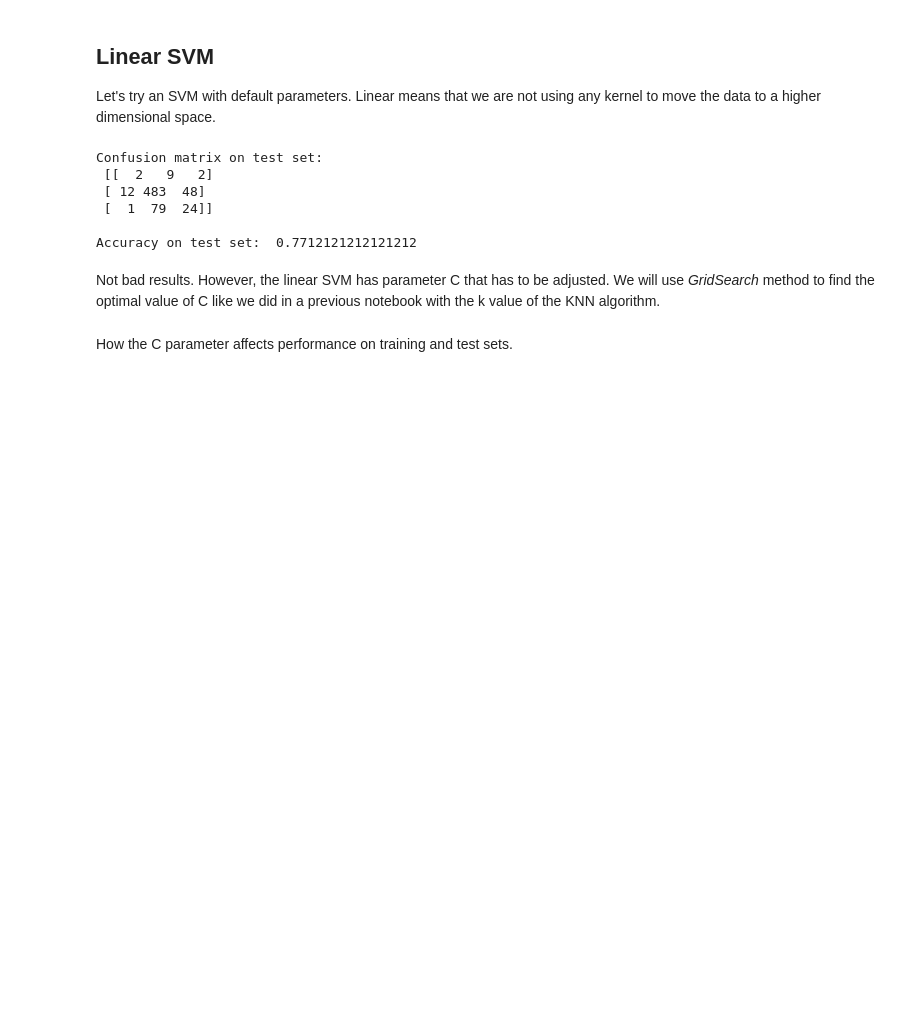
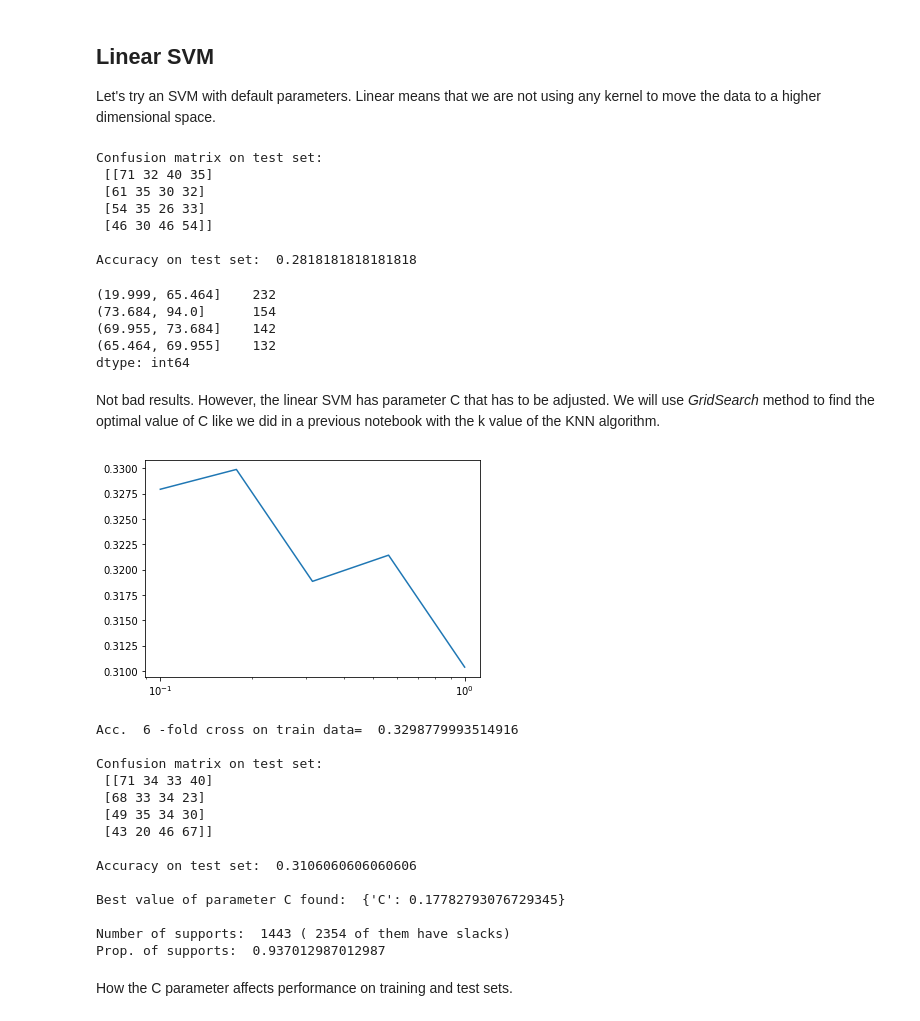
Before and after one commit to Asocsar/MD, a Jupyter notebook: Second_Part/SVM.ipynb, the cells around one changed output. Drawn from its saved outputs; the diff is of its cells as text; code cells hidden in the pictures; blank space fills up the shorter version.

```diff
--- a/Second_Part/SVM.ipynb
+++ b/Second_Part/SVM.ipynb
@@ -10,11 +12,5 @@ import pandas as pd
 # %%
 data = pd.read_csv('games_clean.csv')
-# %%
-for name in data.columns[1:]:
-    print("Before", name + '\n', data[data[name].isna()][name])
-    data[name].fillna(data[name].mean(), inplace=True)
-    print("After", name + '\n', data[data[name].isna()][name])
-data.describe(include= 'all')
 # %%
 column = data.columns.get_loc('Metacritic')
 y = data.iloc[:,column]
@@ -43,7 +39,6 @@ X_test = scaler.transform(X_test)
 
 Let's try an SVM with default parameters. Linear means that we are not using any kernel to move the data to a higher dimensional space.
 # %%
-from sklearn.svm import SVC
 knc = SVC(kernel='linear')
 knc.fit(X_train, y_train)
 pred=knc.predict(X_test)
@@ -51,43 +46,66 @@ print("Confusion matrix on test set:\n",sklearn.metrics.confusion_matrix(y_test,
 print("\nAccuracy on test set: ",sklearn.metrics.accuracy_score(y_test, pred))
 # %% [output]
 Confusion matrix on test set:
- [[  2   9   2]
- [ 12 483  48]
- [  1  79  24]]
+ [[71 32 40 35]
+ [61 35 30 32]
+ [54 35 26 33]
+ [46 30 46 54]]
 
-Accuracy on test set:  0.7712121212121212
+Accuracy on test set:  0.2818181818181818
+# %%
+pd.Series(pred).value_counts()
+# %% [output]
+(19.999, 65.464]    232
+(73.684, 94.0]      154
+(69.955, 73.684]    142
+(65.464, 69.955]    132
+dtype: int64
 # %% [markdown]
 Not bad results. However, the linear SVM has parameter C that has to be adjusted. We will use *GridSearch* method to find the optimal value of C like we did in a previous notebook with the k value of the KNN algorithm.
 # %%
-from sklearn.model_selection import GridSearchCV
-
 # List of C values to test. We usualy test diverse orders of magnitude
-Cs = np.logspace(-3, 3, num=9, base=10.0)
+Cs = np.logspace(-1,-0.0000001, num=5, base=10.0)
 
 param_grid = {'C': Cs}
 grid_search = GridSearchCV(SVC(kernel='linear'), param_grid, cv=cv_value, n_jobs=-1)
 grid_search.fit(X_train,y_train)
 
 # Let's plot the 10-fold cross.validation accuracy deppending on C
 scores = grid_search.cv_results_['mean_test_score']
 plt.semilogx(Cs,scores)
 plt.show()
 
 parval=grid_search.best_params_
 cvacc = cross_val_score(SVC(C=parval['C'],kernel='linear'), X=X_train,  y=y_train, cv=cv_value, scoring='accuracy')
 print('Acc. ',cv_value,'-fold cross on train data= ', cvacc.mean())
 
 
 # Let's apply the best C parameter found to the test set
 
 knc = SVC(C=parval['C'],kernel='linear')
 knc.fit(X_train, y_train)
 pred=knc.predict(X_test)
 print("\nConfusion matrix on test set:\n",sklearn.metrics.confusion_matrix(y_test, pred))
 print("\nAccuracy on test set: ",sklearn.metrics.accuracy_score(y_test, pred))
 print("\nBest value of parameter C found: ",parval)
 print("\nNumber of supports: ",np.sum(knc.n_support_), "(",np.sum(np.abs(knc.dual_coef_)==parval['C']) ,"of them have slacks)")
 print("Prop. of supports: ",np.sum(knc.n_support_)/X_train.shape[0])
+# %% [output]
+[figure, added]
+Acc.  6 -fold cross on train data=  0.3298779993514916
+
+Confusion matrix on test set:
+ [[71 34 33 40]
+ [68 33 34 23]
+ [49 35 34 30]
+ [43 20 46 67]]
+
+Accuracy on test set:  0.3106060606060606
+
+Best value of parameter C found:  {'C': 0.17782793076729345}
+
+Number of supports:  1443 ( 2354 of them have slacks)
+Prop. of supports:  0.937012987012987
 # %% [markdown]
 How the C parameter affects performance on training and test sets.
 # %%
```
Also changed, not shown: parts of 13 cells of this notebook.
